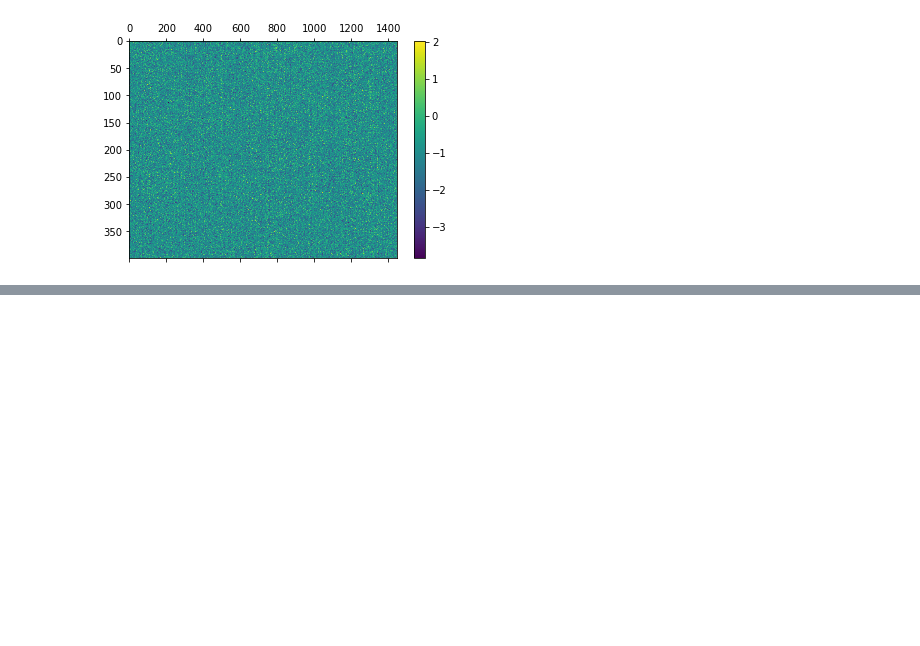
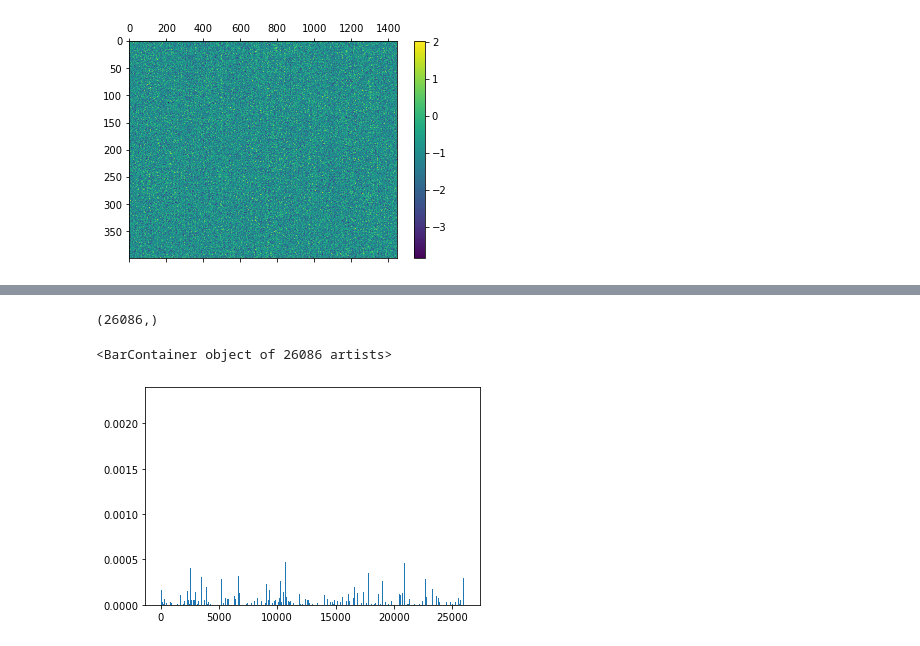
Before and after one commit to CCS-voidBird/PhD_Notebook, a Jupyter notebook: Code/DownStream_Analysis_ML.ipynb, the cells around one changed output, grey strips where cells are left out. Drawn from its saved outputs; the diff is of its cells as text; code cells hidden in the pictures; blank space fills up the shorter version.

```diff
--- a/Code/DownStream_Analysis_ML.ipynb
+++ b/Code/DownStream_Analysis_ML.ipynb
@@ -259,0 +257,17 @@ MemoryError: Unable to allocate 36.0 GiB for an array with shape (34776, 139104)
+# %%
+from sklearn.ensemble import RandomForestRegressor
+import joblib
+trait = "Fibre"
+region = "A"
+forest = joblib.load("../../HPC_Results/RF_region/models/"+trait+"Blup_RF_"+region+"_model.json")
+# %%
+importance = forest.feature_importances_
+# %%
+importance.shape
+# %% [output]
+(26086,)
+# %%
+plt.bar(range(len(importance)),importance)
+# %% [output]
+<BarContainer object of 26086 artists>
+[figure, added]
```
Also changed, not shown: parts of 5 cells of this notebook, 2 other files.
